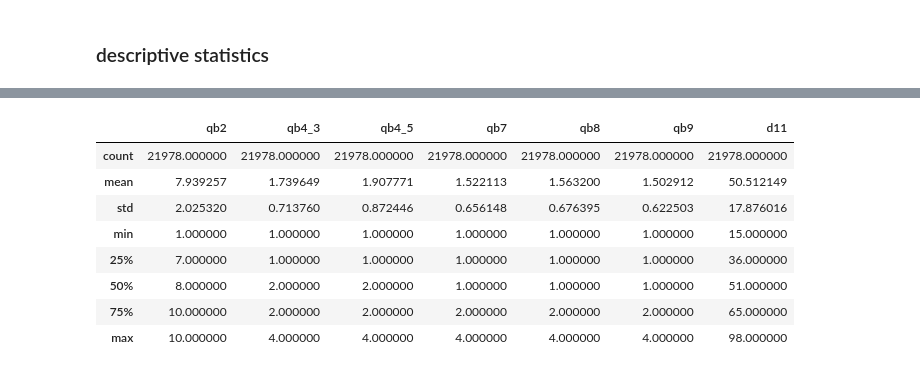
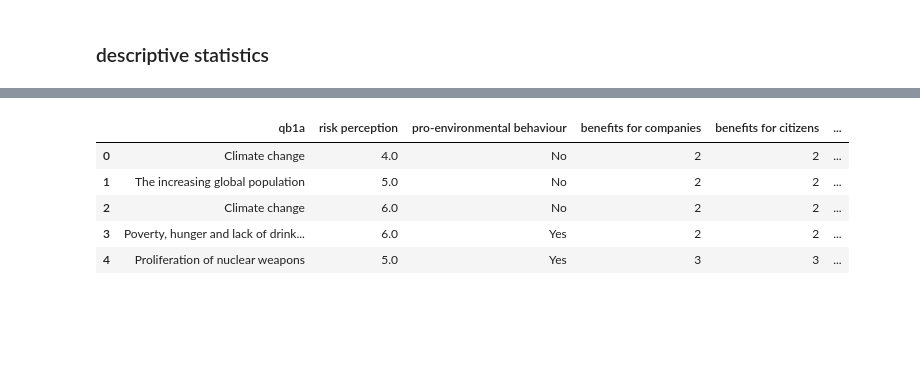
Before and after one commit to claudiagiuspoli/pro-environmental-behaviour, a Jupyter notebook: data cleaning.ipynb, the cells around one changed output, grey strips where cells are left out. Cells and saved outputs as stored; diff of their text form; code cells hidden in the pictures; blank space fills up the shorter version.

```diff
--- a/data cleaning.ipynb
+++ b/data cleaning.ipynb
@@ -41,7 +41,7 @@ df = df.replace({'(Re-)Married: without children':'Partner', '(Re-)Married: chil
 # %%
 
 #convert political orientation int categorical
-df['d1'] = df['d1'].replace({1:'Left', 2:'Left',3:'Centre-left',4: 'Centre-letf', 5: 'Centre',6: 'Centre-letf', 7: 'Centre-right', 8: 'Centre-right', 9: 'Right', 10: 'Right', 'Refusal': 'Not positionable', 'dk': 'Not positionable'})
+df['d1'] = df['d1'].replace({1:'Left', 2:'Left',3:'Centre-left',4: 'Centre-left', 5: 'Centre',6: 'Centre-letf', 7: 'Centre-right', 8: 'Centre-right', 9: 'Right', 10: 'Right', 'Refusal': 'Not positionable', 'dk': 'Not positionable'})
 c = df.groupby('d1').count()
 c
 # %% [output]
@@ -365,5 +336,7 @@ df.head()
 # %%
 df = df.drop('country', axis = 1)
 df = df.rename(columns={"country2": "country"})
+# %%
+df = df.rename(columns={"country2": "country", "qb2": "risk perception", "qb4_3" : "benefits for companies", "qb4_5": "benefits for citizens","qb5": "pro-environmental behaviour" ,"qb7": "renewable energy", "qb8": "energy efficient", "qb9" : "greenhouse gas", "d1": "political orientation", "d7": "marital status", "d8": "stop education", "d10" : "gender", "d11": "age", "d25": "living", "d63": "social class"})
 # %% [markdown]
 ### descriptive statistics
@@ -455,15 +343,12 @@ Name: d63, dtype: int64
 # %%
-df.describe()
+df.head()
 # %% [output]
-|  | qb2 | qb4_3 | qb4_5 | qb7 | qb8 | qb9 | d11 |
-| count | 21978.000000 | 21978.000000 | 21978.000000 | 21978.000000 | 21978.000000 | 21978.000000 | 21978.000000 |
-| mean | 7.939257 | 1.739649 | 1.907771 | 1.522113 | 1.563200 | 1.502912 | 50.512149 |
-| std | 2.025320 | 0.713760 | 0.872446 | 0.656148 | 0.676395 | 0.622503 | 17.876016 |
-| min | 1.000000 | 1.000000 | 1.000000 | 1.000000 | 1.000000 | 1.000000 | 15.000000 |
-| 25% | 7.000000 | 1.000000 | 1.000000 | 1.000000 | 1.000000 | 1.000000 | 36.000000 |
-| 50% | 8.000000 | 2.000000 | 2.000000 | 1.000000 | 1.000000 | 1.000000 | 51.000000 |
-| 75% | 10.000000 | 2.000000 | 2.000000 | 2.000000 | 2.000000 | 2.000000 | 65.000000 |
-| max | 10.000000 | 4.000000 | 4.000000 | 4.000000 | 4.000000 | 4.000000 | 98.000000 |
+|  | qb1a | risk perception | pro-environmental behaviour | benefits for companies | benefits for citizens | ... |
+| 0 | Climate change | 4.0 | No | 2 | 2 | ... |
+| 1 | The increasing global population | 5.0 | No | 2 | 2 | ... |
+| 2 | Climate change | 6.0 | No | 2 | 2 | ... |
+| 3 | Poverty, hunger and lack of drink... | 6.0 | Yes | 2 | 2 | ... |
+| 4 | Proliferation of nuclear weapons | 5.0 | Yes | 3 | 3 | ... |
 # %%
 df = df.dropna()
 # %%
```
Also changed, not shown: parts of 14 cells of this notebook, 12 other files.
